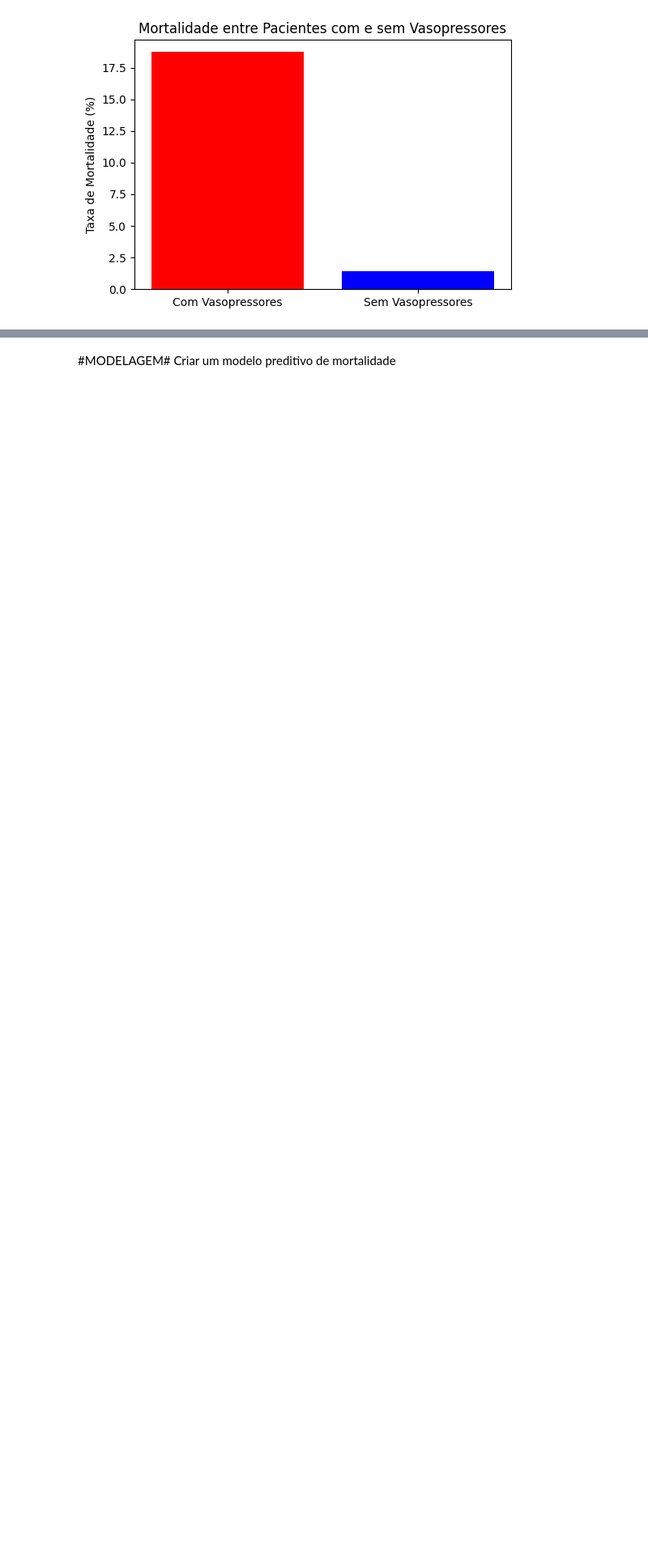
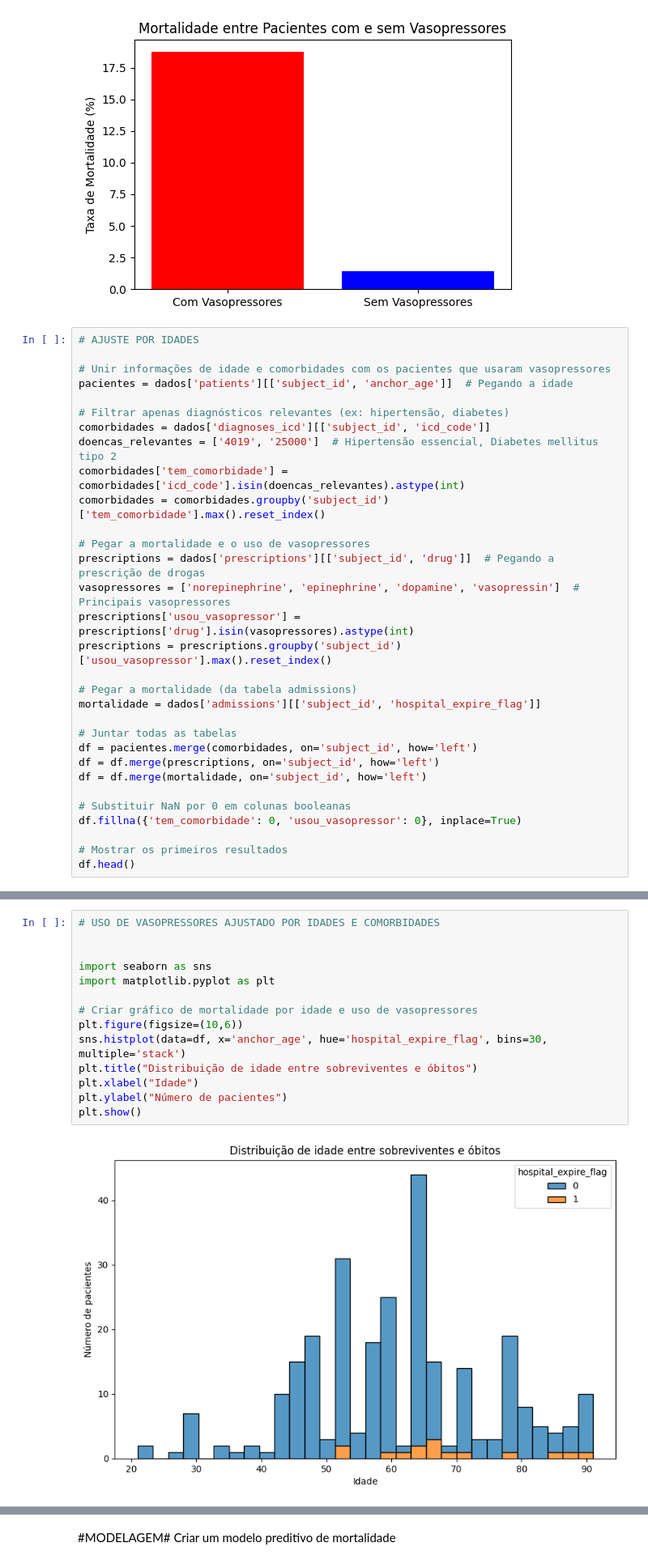
Before and after one commit to luizcostaxp/Alg1, a Jupyter notebook: mimiciv.ipynb, the cells around one changed output, grey strips where cells are left out. Shown: that part at 81% size. Drawn from its saved outputs; the diff is of its cells as text; blank space fills up the shorter version.

```diff
--- a/mimiciv.ipynb
+++ b/mimiciv.ipynb
@@ -234,3 +234,34 @@ Pacientes que receberam vasopressores: 64
 Taxa de mortalidade para pacientes que receberam vasopressores: 18.75%
 Taxa de mortalidade para pacientes sem vasopressores: 1.42%
 [figure]
+# %%
+# AJUSTE POR IDADES
+
+# Unir informações de idade e comorbidades com os pacientes que usaram vasopressores
+pacientes = dados['patients'][['subject_id', 'anchor_age']]  # Pegando a idade
+
+# Filtrar apenas diagnósticos relevantes (ex: hipertensão, diabetes)
+comorbidades = dados['diagnoses_icd'][['subject_id', 'icd_code']]
+doencas_relevantes = ['4019', '25000']  # Hipertensão essencial, Diabetes mellitus tipo 2
+comorbidades['tem_comorbidade'] = comorbidades['icd_code'].isin(doencas_relevantes).astype(int)
+comorbidades = comorbidades.groupby('subject_id')['tem_comorbidade'].max().reset_index()
+
+# Pegar a mortalidade e o uso de vasopressores
+prescriptions = dados['prescriptions'][['subject_id', 'drug']]  # Pegando a prescrição de drogas
+vasopressores = ['norepinephrine', 'epinephrine', 'dopamine', 'vasopressin']  # Principais vasopressores
+prescriptions['usou_vasopressor'] = prescriptions['drug'].isin(vasopressores).astype(int)
+prescriptions = prescriptions.groupby('subject_id')['usou_vasopressor'].max().reset_index()
+
+# Pegar a mortalidade (da tabela admissions)
+mortalidade = dados['admissions'][['subject_id', 'hospital_expire_flag']]
+
+# Juntar todas as tabelas
+df = pacientes.merge(comorbidades, on='subject_id', how='left')
+df = df.merge(prescriptions, on='subject_id', how='left')
+df = df.merge(mortalidade, on='subject_id', how='left')
+
+# Substituir NaN por 0 em colunas booleanas
+df.fillna({'tem_comorbidade': 0, 'usou_vasopressor': 0}, inplace=True)
+
+# Mostrar os primeiros resultados
+df.head()
@@ -236,0 +285,16 @@ Taxa de mortalidade para pacientes sem vasopressores: 1.42%
+# %%
+# USO DE VASOPRESSORES AJUSTADO POR IDADES E COMORBIDADES
+
+
+import seaborn as sns
+import matplotlib.pyplot as plt
+
+# Criar gráfico de mortalidade por idade e uso de vasopressores
+plt.figure(figsize=(10,6))
+sns.histplot(data=df, x='anchor_age', hue='hospital_expire_flag', bins=30, multiple='stack')
+plt.title("Distribuição de idade entre sobreviventes e óbitos")
+plt.xlabel("Idade")
+plt.ylabel("Número de pacientes")
+plt.show()
+# %% [output]
+[figure, added]
```
Also changed, not shown: parts of 4 cells of this notebook.
